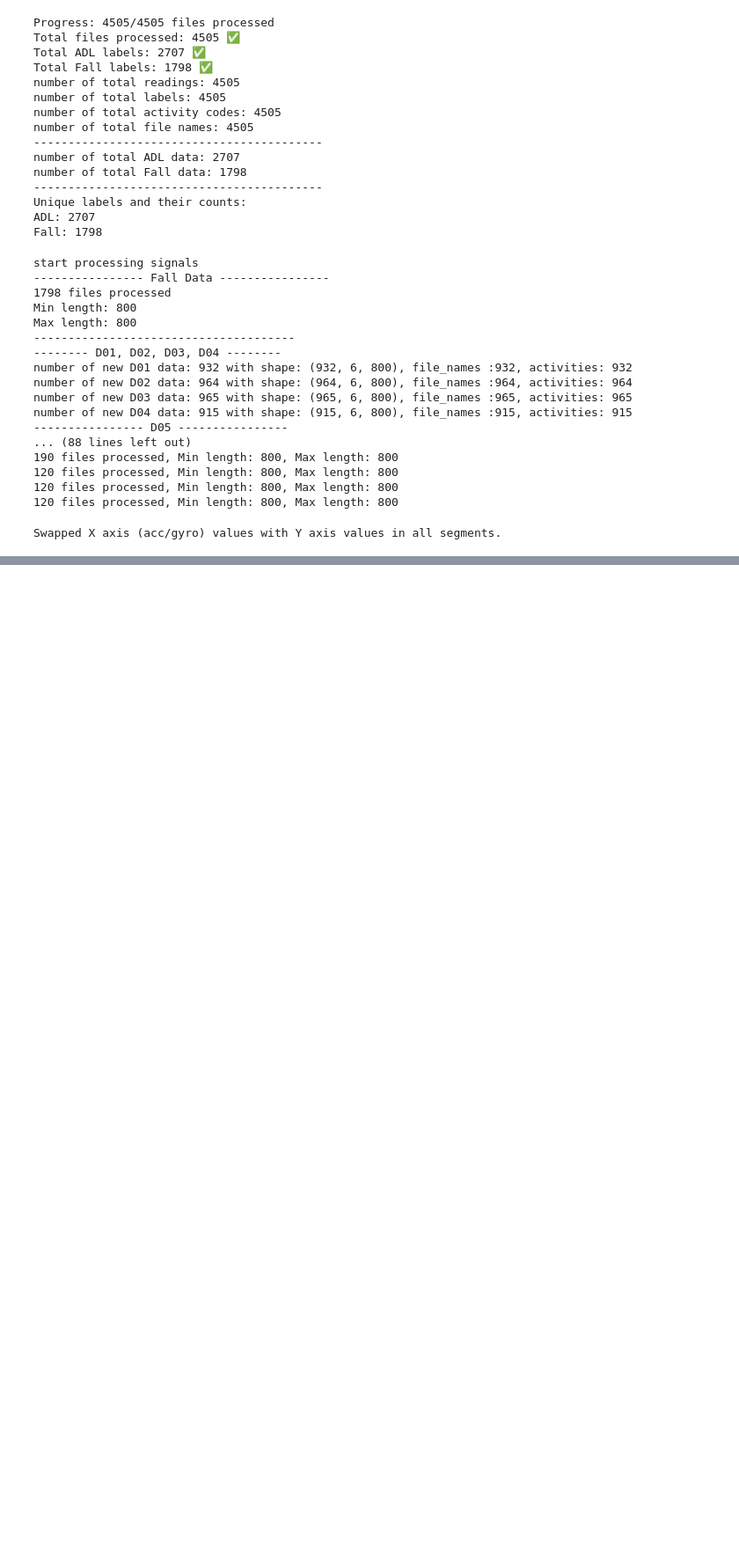
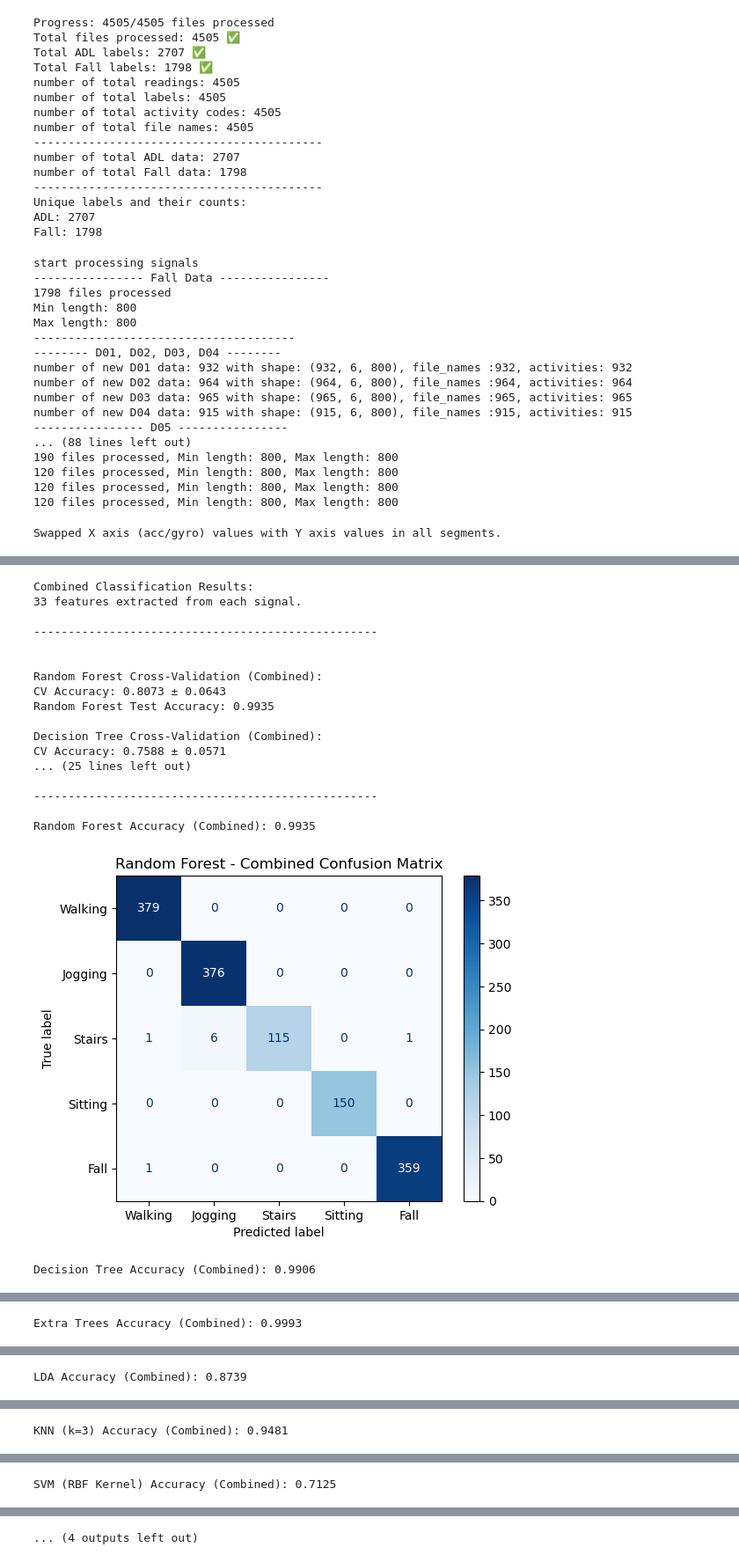
Before and after one commit to AliShrz/earpiece-fall-detection, a Jupyter notebook: trimmed_dataset.ipynb, the cells around one changed output, grey strips where cells are left out. Shown at 88% size. Cells and saved outputs as stored; diff of their text form; code cells hidden in the pictures; blank space fills up the shorter version.

```diff
--- a/trimmed_dataset.ipynb
+++ b/trimmed_dataset.ipynb
@@ -497,3 +508,9 @@ def extract_features(signal, fs=200):
 # %%
-feature_matrix = np.array([extract_features(s) for s in X_list])
-label_vector = np.array(y_list)
+feature_matrix_combined = np.array([extract_features(s) for s in X_combined])
+label_vector = np.array(y_combined)
+feature_matrix_adls = np.array([extract_features(s) for s in X_adls])
+label_vector_adls = np.array(y_adls)
+feature_matrix_binary = np.array([extract_features(s) for s in X_binary])
+label_vector_binary = np.array(y_binary)
+
+print("Feature matrix shape:", feature_matrix_combined.shape)
@@ -558,9 +518,0 @@ XGBoost Accuracy: 0.9870
-# %%
-from sklearn.metrics import ConfusionMatrixDisplay
-import matplotlib.pyplot as plt
-
-for name, model in models.items():
-    y_pred = model.predict(X_test)
-    disp = ConfusionMatrixDisplay.from_predictions(y_test, y_pred, display_labels=class_names, cmap="Blues")
-    plt.title(f"{name} - Confusion Matrix")
-    plt.show()
@@ -677,0 +634,45 @@ Max length: 800
+# %%
+print("Combined Classification Results:")
+print(f"{feature_matrix_combined.shape[1]} features extracted from each signal.")
+
+print("\n" + "-"*50 + "\n")
+
+for name, model in models.items():
+    print(f"\n{name} Cross-Validation (Combined):")
+    cv_scores = cross_val_score(model, feature_matrix_combined, label_vector, cv=5);
+    print(f"CV Accuracy: {cv_scores.mean():.4f} ± {cv_scores.std():.4f}")
+
+    model.fit(X_train_combined, y_train_combined);
+    y_pred = model.predict(X_test_combined);
+    acc = accuracy_score(y_test_combined, y_pred);
+    print(f"{name} Test Accuracy: {acc:.4f}")
+
+print("\n" + "-"*50 + "\n")
+
+for name, model in models.items():
+    y_pred = model.predict(X_test_combined)
+    acc = accuracy_score(y_test_combined, y_pred)
+    print(f"{name} Accuracy (Combined): {acc:.4f}")
+    disp = ConfusionMatrixDisplay.from_predictions(y_test_combined, y_pred, display_labels=class_names_combined, cmap="Blues")
+    plt.title(f"{name} - Combined Confusion Matrix")
+    plt.show()
+# %% [output]
+Combined Classification Results:
+33 features extracted from each signal.
+
+--------------------------------------------------
+
+
+Random Forest Cross-Validation (Combined):
+CV Accuracy: 0.8073 ± 0.0643
+Random Forest Test Accuracy: 0.9935
+
+Decision Tree Cross-Validation (Combined):
+CV Accuracy: 0.7588 ± 0.0571
+... (25 lines left out)
+
+--------------------------------------------------
+
+Random Forest Accuracy (Combined): 0.9935
+[figure, added]
+Decision Tree Accuracy (Combined): 0.9906
@@ -677,0 +680 @@ Max length: 800
+Extra Trees Accuracy (Combined): 0.9993
@@ -677,0 +682 @@ Max length: 800
+LDA Accuracy (Combined): 0.8739
@@ -677,0 +684 @@ Max length: 800
+KNN (k=3) Accuracy (Combined): 0.9481
@@ -677,0 +686 @@ Max length: 800
+SVM (RBF Kernel) Accuracy (Combined): 0.7125
@@ -677,0 +688 @@ Max length: 800
+... (4 outputs left out)
```
Also changed, not shown: parts of 24 cells of this notebook, 17 other files.
